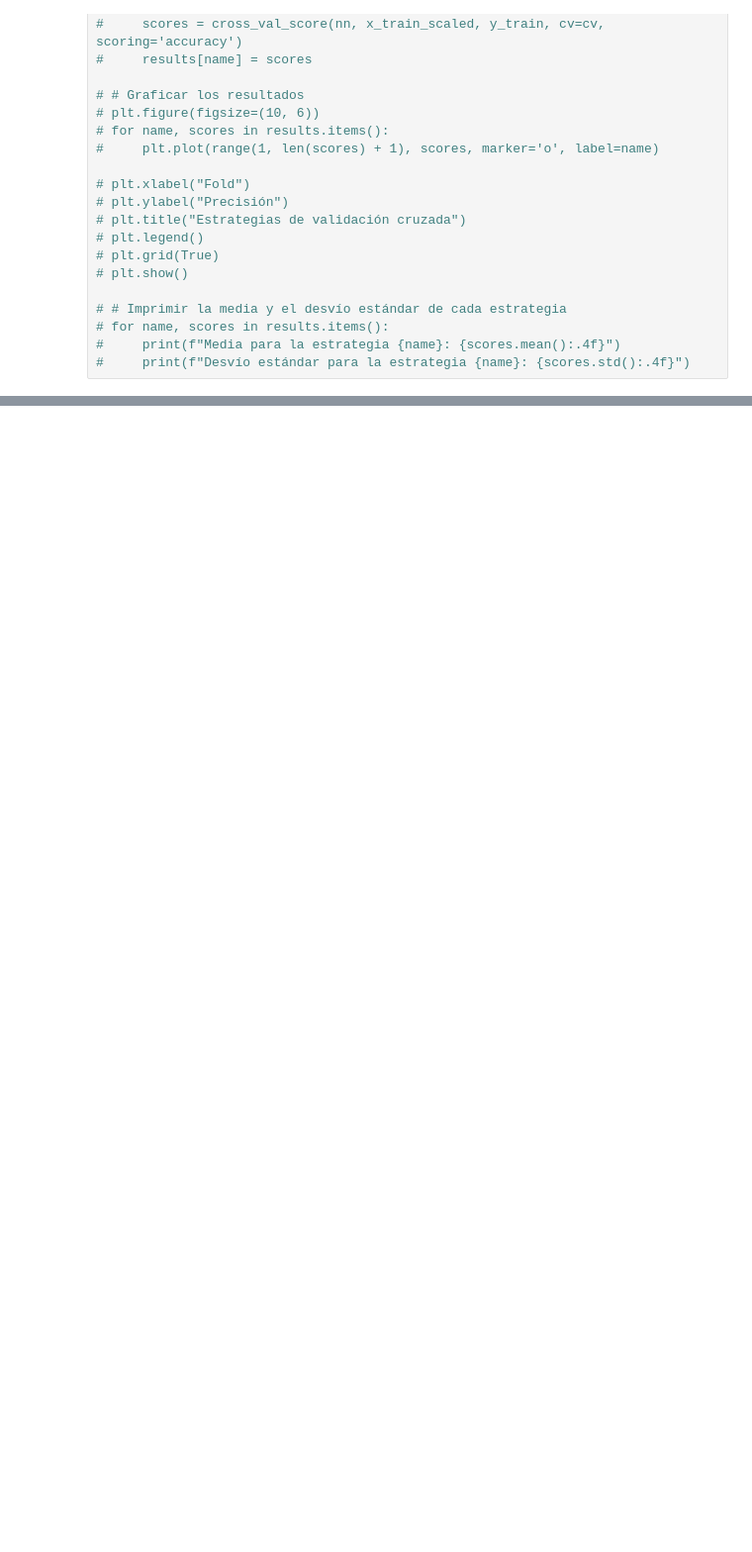
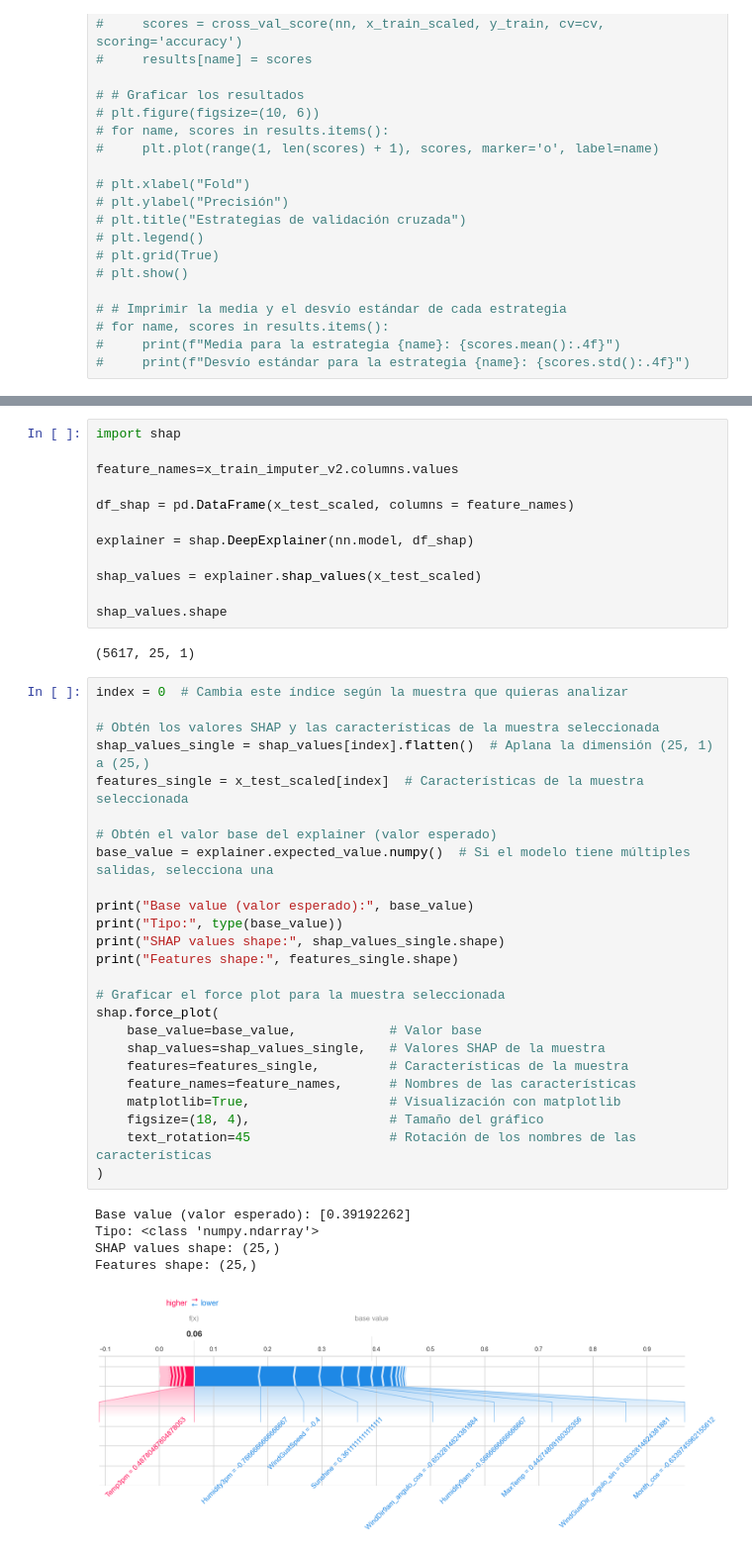
Before and after one commit to therokitoki/AA1-TUIA-Alsop-Hachen, a Jupyter notebook: tp2.ipynb, the cells around one changed output, grey strips where cells are left out. Shown at 99% size. Drawn from its saved outputs; the diff is of its cells as text; blank space fills up the shorter version.

```diff
--- a/tp2.ipynb
+++ b/tp2.ipynb
@@ -1934,0 +2342,45 @@ KeyboardInterrupt:
+# %%
+import shap
+
+feature_names=x_train_imputer_v2.columns.values
+
+df_shap = pd.DataFrame(x_test_scaled, columns = feature_names)
+
+explainer = shap.DeepExplainer(nn.model, df_shap)
+
+shap_values = explainer.shap_values(x_test_scaled)
+
+shap_values.shape
+# %% [output]
+(5617, 25, 1)
+# %%
+index = 0  # Cambia este índice según la muestra que quieras analizar
+
+# Obtén los valores SHAP y las características de la muestra seleccionada
+shap_values_single = shap_values[index].flatten()  # Aplana la dimensión (25, 1) a (25,)
+features_single = x_test_scaled[index]  # Características de la muestra seleccionada
+
+# Obtén el valor base del explainer (valor esperado)
+base_value = explainer.expected_value.numpy()  # Si el modelo tiene múltiples salidas, selecciona una
+
+print("Base value (valor esperado):", base_value)
+print("Tipo:", type(base_value))
+print("SHAP values shape:", shap_values_single.shape)
+print("Features shape:", features_single.shape)
+
+# Graficar el force plot para la muestra seleccionada
+shap.force_plot(
+    base_value=base_value,            # Valor base
+    shap_values=shap_values_single,   # Valores SHAP de la muestra
+    features=features_single,         # Características de la muestra
+    feature_names=feature_names,      # Nombres de las características
+    matplotlib=True,                  # Visualización con matplotlib
+    figsize=(18, 4),                  # Tamaño del gráfico
+    text_rotation=45                  # Rotación de los nombres de las características
+)
+# %% [output]
+Base value (valor esperado): [0.39192262]
+Tipo: <class 'numpy.ndarray'>
+SHAP values shape: (25,)
+Features shape: (25,)
+[figure, added]
```
Also changed, not shown: parts of 73 cells of this notebook.
